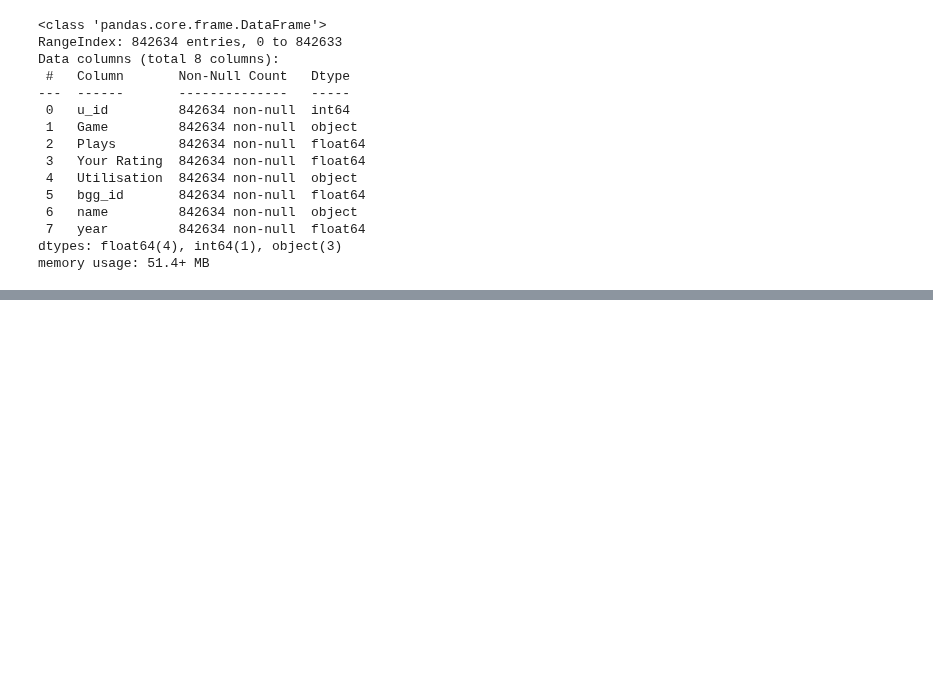
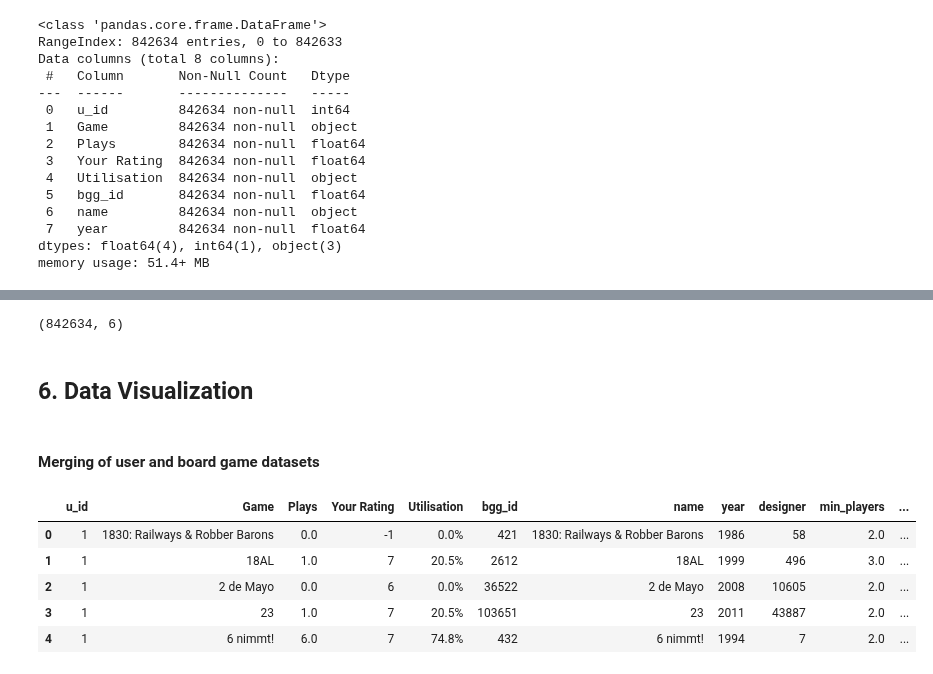
Before and after one commit to LourdesRodriguez/recommender_system, a Jupyter notebook: 2_Data_Understanding.ipynb, the cells around one changed output, grey strips where cells are left out. Saved outputs shown, nothing was run; the diff lists cells and outputs as text; code cells hidden in the pictures; blank space fills up the shorter version.

```diff
--- a/2_Data_Understanding.ipynb
+++ b/2_Data_Understanding.ipynb
@@ -898,7 +898,7 @@ As the users dataset only specifies the name of the game and the year of edition
 # %%
 #Group by 'u_id' and 'Game'
 
-dfu_r2=dfu_r2.groupby(['u_id','Game']).first()
+dfu_r2=dfu_r.groupby(['u_id','Game']).first()
 dfu_r2.head()
 # %% [output]
 |  |  | Plays | Your Rating | Utilisation | bgg_id | name | year |
@@ -940,0 +959,4 @@ memory usage: 51.4+ MB
+# %%
+users.shape
+# %% [output]
+(842634, 6)
@@ -940,0 +965,16 @@ memory usage: 51.4+ MB
+# %% [markdown]
+<a id="dv"></a>
+
+## 6. Data Visualization
+# %% [markdown]
+#### Merging of user and board game datasets
+# %%
+u_bg = pd.merge(users, bg, how='left', left_on=['bgg_id'], right_on=['bgg_id'])
+u_bg.head()
+# %% [output]
+|  | u_id | Game | Plays | Your Rating | Utilisation | bgg_id | name | year | designer | min_players | ... |
+| 0 | 1 | 1830: Railways & Robber Barons | 0.0 | -1 | 0.0% | 421 | 1830: Railways & Robber Barons | 1986 | 58 | 2.0 | ... |
+| 1 | 1 | 18AL | 1.0 | 7 | 20.5% | 2612 | 18AL | 1999 | 496 | 3.0 | ... |
+| 2 | 1 | 2 de Mayo | 0.0 | 6 | 0.0% | 36522 | 2 de Mayo | 2008 | 10605 | 2.0 | ... |
+| 3 | 1 | 23 | 1.0 | 7 | 20.5% | 103651 | 23 | 2011 | 43887 | 2.0 | ... |
+| 4 | 1 | 6 nimmt! | 6.0 | 7 | 74.8% | 432 | 6 nimmt! | 1994 | 7 | 2.0 | ... |
```
Also changed, not shown: parts of 11 cells of this notebook.
